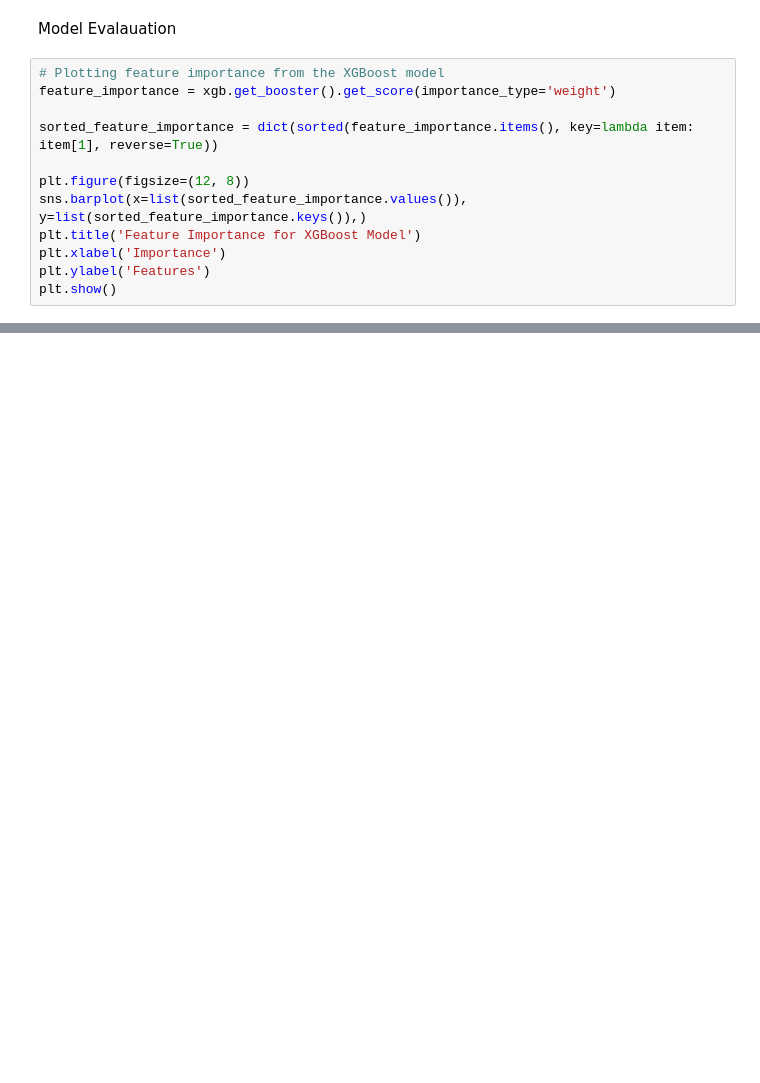
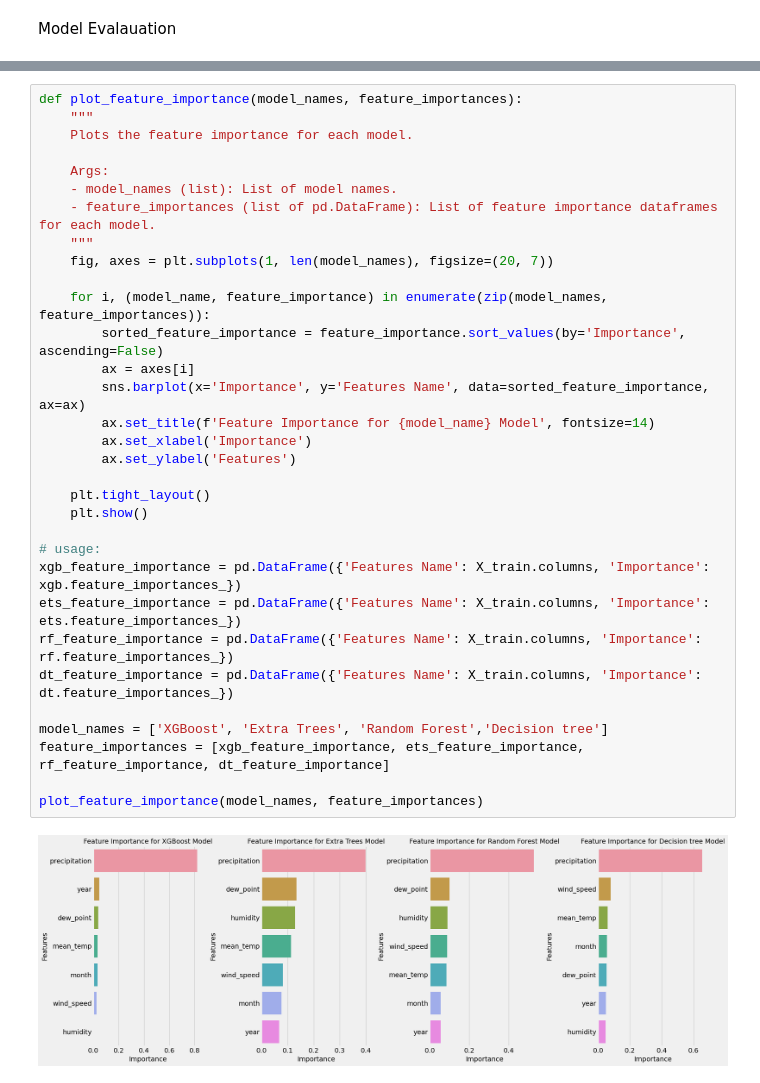
Before and after one commit to Omedobi/Seattle-weather-analysis-and-forcast, a Jupyter notebook: weather analysis and forecasting/Seattle Weather Analysis.ipynb, the cells around one changed output, grey strips where cells are left out. Cells and saved outputs as stored; diff of their text form; blank space fills up the shorter version.

```diff
--- a/weather analysis and forecasting/Seattle Weather Analysis.ipynb
+++ b/weather analysis and forecasting/Seattle Weather Analysis.ipynb
@@ -378,14 +379,2 @@ XG Boost: 0.861
 # %% [markdown]
 Model Evalauation
-# %%
-# Plotting feature importance from the XGBoost model
-feature_importance = xgb.get_booster().get_score(importance_type='weight')
-
-sorted_feature_importance = dict(sorted(feature_importance.items(), key=lambda item: item[1], reverse=True))
-
-plt.figure(figsize=(12, 8))
-sns.barplot(x=list(sorted_feature_importance.values()), y=list(sorted_feature_importance.keys()),)
-plt.title('Feature Importance for XGBoost Model')
-plt.xlabel('Importance')
-plt.ylabel('Features')
-plt.show()
@@ -423,0 +466,34 @@ Index(['precipitation_x', 'wind_speed_x', 'dew_point_x', 'mean_temp_x',
+# %%
+def plot_feature_importance(model_names, feature_importances):
+    """
+    Plots the feature importance for each model.
+
+    Args:
+    - model_names (list): List of model names.
+    - feature_importances (list of pd.DataFrame): List of feature importance dataframes for each model.
+    """
+    fig, axes = plt.subplots(1, len(model_names), figsize=(20, 7))
+
+    for i, (model_name, feature_importance) in enumerate(zip(model_names, feature_importances)):
+        sorted_feature_importance = feature_importance.sort_values(by='Importance', ascending=False)
+        ax = axes[i]
+        sns.barplot(x='Importance', y='Features Name', data=sorted_feature_importance, ax=ax)
+        ax.set_title(f'Feature Importance for {model_name} Model', fontsize=14)
+        ax.set_xlabel('Importance')
+        ax.set_ylabel('Features')
+
+    plt.tight_layout()
+    plt.show()
+
+# usage:
+xgb_feature_importance = pd.DataFrame({'Features Name': X_train.columns, 'Importance': xgb.feature_importances_})
+ets_feature_importance = pd.DataFrame({'Features Name': X_train.columns, 'Importance': ets.feature_importances_})
+rf_feature_importance = pd.DataFrame({'Features Name': X_train.columns, 'Importance': rf.feature_importances_})
+dt_feature_importance = pd.DataFrame({'Features Name': X_train.columns, 'Importance': dt.feature_importances_})
+
+model_names = ['XGBoost', 'Extra Trees', 'Random Forest','Decision tree']
+feature_importances = [xgb_feature_importance, ets_feature_importance, rf_feature_importance, dt_feature_importance]
+
+plot_feature_importance(model_names, feature_importances)
+# %% [output]
+[figure, added]
```
Also changed, not shown: parts of 21 cells of this notebook, 2 other files.
